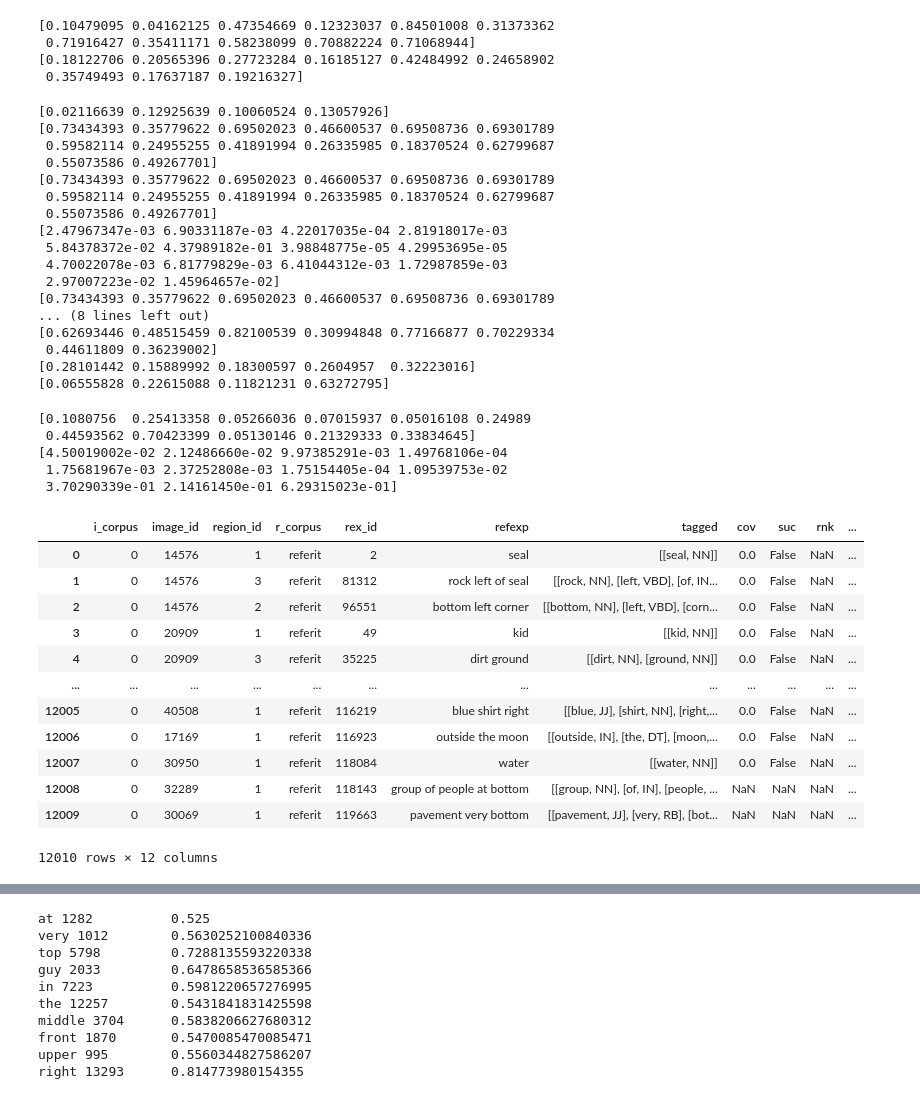
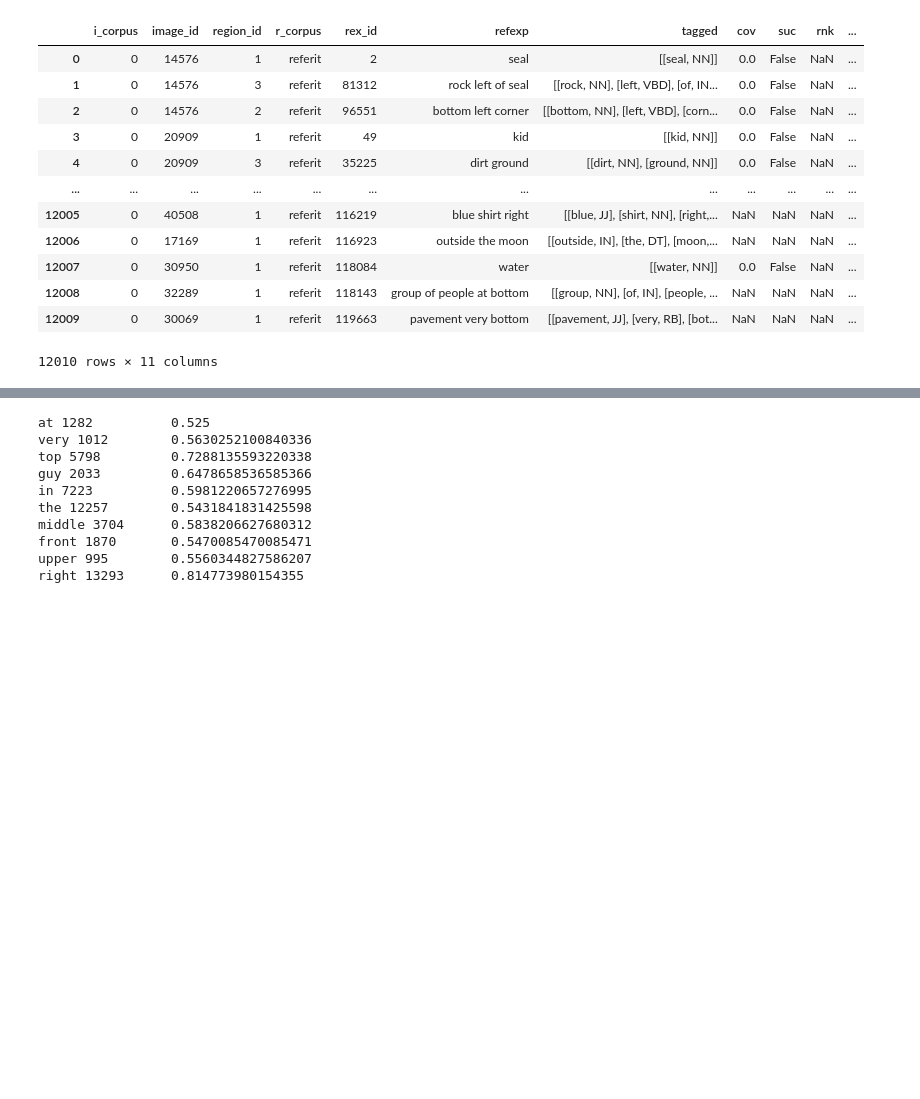
Before and after one commit to Beckalina/ThesisProject, a Jupyter notebook: clp-vision-master/WACs/LocalDevel/my_model_tinkering.ipynb, the cells around one changed output, grey strips where cells are left out. Cells and saved outputs as stored; diff of their text form; code cells hidden in the pictures; blank space fills up the shorter version.

```diff
--- a/clp-vision-master/WACs/LocalDevel/my_model_tinkering.ipynb
+++ b/clp-vision-master/WACs/LocalDevel/my_model_tinkering.ipynb
@@ -217,53 +297,27 @@ refdf_test = filter_refdf_by_filelist(saiapr_refdf, s_splits['test'])
 # %%
 sys.path.append('../../ApplyModels')
 from apply_model import *
 
 wac_dicts = {}
 for this_word, npos, n, this_clsf in wacs:
     wac_dicts[this_word] = {'npos': npos, 'n': n, 'clsf': this_clsf}
 
-results = eval_testdf(refdf_test, wac_dicts, X_ts[:100])
+results = eval_testdf(refdf_test, wac_dicts, X_ts[:50])
 results
 # %% [output]
+|  | i_corpus | image_id | region_id | r_corpus | rex_id | refexp | tagged | cov | suc | rnk | ... |
+| 0 | 0 | 14576 | 1 | referit | 2 | seal | [[seal, NN]] | 0.0 | False | NaN | ... |
+| 1 | 0 | 14576 | 3 | referit | 81312 | rock left of seal | [[rock, NN], [left, VBD], [of, IN... | 0.0 | False | NaN | ... |
+| 2 | 0 | 14576 | 2 | referit | 96551 | bottom left corner | [[bottom, NN], [left, VBD], [corn... | 0.0 | False | NaN | ... |
+| 3 | 0 | 20909 | 1 | referit | 49 | kid | [[kid, NN]] | 0.0 | False | NaN | ... |
+| 4 | 0 | 20909 | 3 | referit | 35225 | dirt ground | [[dirt, NN], [ground, NN]] | 0.0 | False | NaN | ... |
+| ... | ... | ... | ... | ... | ... | ... | ... | ... | ... | ... | ... |
+| 12005 | 0 | 40508 | 1 | referit | 116219 | blue shirt right | [[blue, JJ], [shirt, NN], [right,... | NaN | NaN | NaN | ... |
+| 12006 | 0 | 17169 | 1 | referit | 116923 | outside the moon | [[outside, IN], [the, DT], [moon,... | NaN | NaN | NaN | ... |
+| 12007 | 0 | 30950 | 1 | referit | 118084 | water | [[water, NN]] | 0.0 | False | NaN | ... |
+| 12008 | 0 | 32289 | 1 | referit | 118143 | group of people at bottom | [[group, NN], [of, IN], [people, ... | NaN | NaN | NaN | ... |
+| 12009 | 0 | 30069 | 1 | referit | 119663 | pavement very bottom | [[pavement, JJ], [very, RB], [bot... | NaN | NaN | NaN | ... |
-[0.10479095 0.04162125 0.47354669 0.12323037 0.84501008 0.31373362
- 0.71916427 0.35411171 0.58238099 0.70882224 0.71068944]
-[0.18122706 0.20565396 0.27723284 0.16185127 0.42484992 0.24658902
- 0.35749493 0.17637187 0.19216327]
+12010 rows × 11 columns
-[0.02116639 0.12925639 0.10060524 0.13057926]
-[0.73434393 0.35779622 0.69502023 0.46600537 0.69508736 0.69301789
- 0.59582114 0.24955255 0.41891994 0.26335985 0.18370524 0.62799687
- 0.55073586 0.49267701]
-[0.73434393 0.35779622 0.69502023 0.46600537 0.69508736 0.69301789
- 0.59582114 0.24955255 0.41891994 0.26335985 0.18370524 0.62799687
- 0.55073586 0.49267701]
-[2.47967347e-03 6.90331187e-03 4.22017035e-04 2.81918017e-03
- 5.84378372e-02 4.37989182e-01 3.98848775e-05 4.29953695e-05
- 4.70022078e-03 6.81779829e-03 6.41044312e-03 1.72987859e-03
- 2.97007223e-02 1.45964657e-02]
-[0.73434393 0.35779622 0.69502023 0.46600537 0.69508736 0.69301789
-... (8 lines left out)
-[0.62693446 0.48515459 0.82100539 0.30994848 0.77166877 0.70229334
- 0.44611809 0.36239002]
-[0.28101442 0.15889992 0.18300597 0.2604957  0.32223016]
-[0.06555828 0.22615088 0.11821231 0.63272795]
-[0.1080756  0.25413358 0.05266036 0.07015937 0.05016108 0.24989
- 0.44593562 0.70423399 0.05130146 0.21329333 0.33834645]
-[4.50019002e-02 2.12486660e-02 9.97385291e-03 1.49768106e-04
- 1.75681967e-03 2.37252808e-03 1.75154405e-04 1.09539753e-02
- 3.70290339e-01 2.14161450e-01 6.29315023e-01]
-|  | i_corpus | image_id | region_id | r_corpus | rex_id | refexp | tagged | cov | suc | rnk | ... |
-| 0 | 0 | 14576 | 1 | referit | 2 | seal | [[seal, NN]] | 0.0 | False | NaN | ... |
-| 1 | 0 | 14576 | 3 | referit | 81312 | rock left of seal | [[rock, NN], [left, VBD], [of, IN... | 0.0 | False | NaN | ... |
-| 2 | 0 | 14576 | 2 | referit | 96551 | bottom left corner | [[bottom, NN], [left, VBD], [corn... | 0.0 | False | NaN | ... |
-| 3 | 0 | 20909 | 1 | referit | 49 | kid | [[kid, NN]] | 0.0 | False | NaN | ... |
-| 4 | 0 | 20909 | 3 | referit | 35225 | dirt ground | [[dirt, NN], [ground, NN]] | 0.0 | False | NaN | ... |
-| ... | ... | ... | ... | ... | ... | ... | ... | ... | ... | ... | ... |
-| 12005 | 0 | 40508 | 1 | referit | 116219 | blue shirt right | [[blue, JJ], [shirt, NN], [right,... | 0.0 | False | NaN | ... |
-| 12006 | 0 | 17169 | 1 | referit | 116923 | outside the moon | [[outside, IN], [the, DT], [moon,... | 0.0 | False | NaN | ... |
-| 12007 | 0 | 30950 | 1 | referit | 118084 | water | [[water, NN]] | 0.0 | False | NaN | ... |
-| 12008 | 0 | 32289 | 1 | referit | 118143 | group of people at bottom | [[group, NN], [of, IN], [people, ... | NaN | NaN | NaN | ... |
-| 12009 | 0 | 30069 | 1 | referit | 119663 | pavement very bottom | [[pavement, JJ], [very, RB], [bot... | NaN | NaN | NaN | ... |
-12010 rows × 12 columns
 # %%
 summarise_eval(results)
 # %% [output]
```
Also changed, not shown: parts of 13 cells of this notebook, 35 other files.
